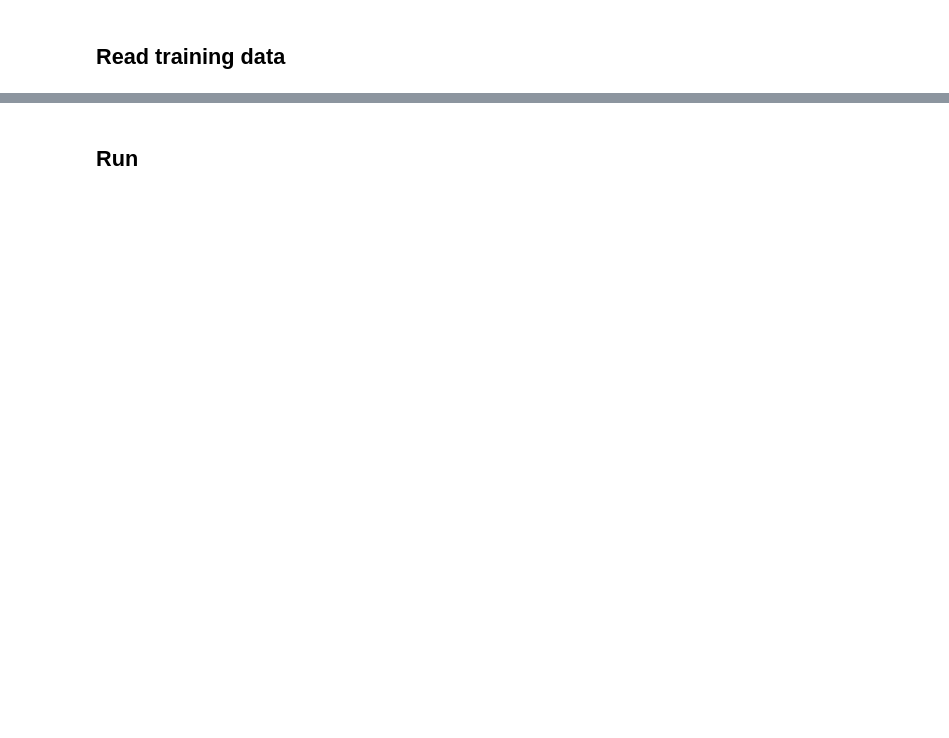
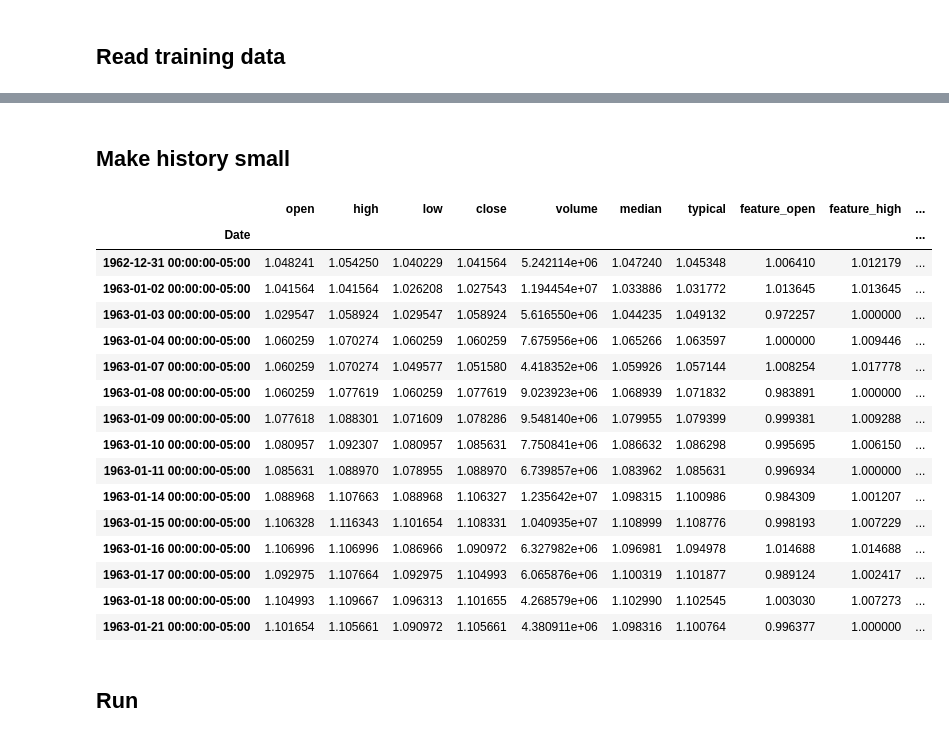
Before and after one commit to ishiyan/Proeftuin-py, a Jupyter notebook: my-env/example-environment.ipynb, the cells around one changed output, grey strips where cells are left out. Saved outputs shown, nothing was run; the diff lists cells and outputs as text; code cells hidden in the pictures; blank space fills up the shorter version.

```diff
--- a/my-env/example-environment.ipynb
+++ b/my-env/example-environment.ipynb
@@ -25,0 +8,12 @@ df
+# %%
+def read_adjusted_history_ohlcv(path_csv):
+    history = pd.read_csv(path_csv, parse_dates=["Date"], index_col='Date', \
+        dtype={'Open': float, 'High': float, 'Low': float, 'Close': float,'Volume': float})
+    history = history.rename(columns={'Open': 'open', 'High': 'high', 'Low': 'low', 'Close': 'close', 'Volume': 'volume'})
+    history.sort_index(inplace= True)
+    history.dropna(inplace= True)
+    history.drop_duplicates(inplace=True)
+    return history
+
+price_history = read_adjusted_history_ohlcv('yfinance/ibm.1d.adjusted.csv')
+price_history
@@ -50,0 +37,12 @@ df
+# %%
+price_history['median'] = (price_history['high'] + price_history['low']) / 2
+price_history['typical'] = (price_history['high'] + price_history['low'] + price_history['close']) / 3
+
+price_history["feature_open"] = price_history["open"]/price_history["close"]
+price_history["feature_high"] = price_history["high"]/price_history["close"]
+price_history["feature_low"] = price_history["low"]/price_history["close"]
+price_history["feature_close"] = price_history["close"].pct_change()
+price_history["feature_volume"] = price_history["volume"] / price_history["volume"].rolling(252).max()
+
+price_history.dropna(inplace= True)
+price_history
@@ -51,3 +64,26 @@ df
+# %% [markdown]
+## Make history small
+# %%
+price_history = price_history[:15]
+price_history
+# %% [output]
+|  | open | high | low | close | volume | median | typical | feature_open | feature_high | ... |
+| Date |  |  |  |  |  |  |  |  |  | ... |
+| 1962-12-31 00:00:00-05:00 | 1.048241 | 1.054250 | 1.040229 | 1.041564 | 5.242114e+06 | 1.047240 | 1.045348 | 1.006410 | 1.012179 | ... |
+| 1963-01-02 00:00:00-05:00 | 1.041564 | 1.041564 | 1.026208 | 1.027543 | 1.194454e+07 | 1.033886 | 1.031772 | 1.013645 | 1.013645 | ... |
+| 1963-01-03 00:00:00-05:00 | 1.029547 | 1.058924 | 1.029547 | 1.058924 | 5.616550e+06 | 1.044235 | 1.049132 | 0.972257 | 1.000000 | ... |
+| 1963-01-04 00:00:00-05:00 | 1.060259 | 1.070274 | 1.060259 | 1.060259 | 7.675956e+06 | 1.065266 | 1.063597 | 1.000000 | 1.009446 | ... |
+| 1963-01-07 00:00:00-05:00 | 1.060259 | 1.070274 | 1.049577 | 1.051580 | 4.418352e+06 | 1.059926 | 1.057144 | 1.008254 | 1.017778 | ... |
+| 1963-01-08 00:00:00-05:00 | 1.060259 | 1.077619 | 1.060259 | 1.077619 | 9.023923e+06 | 1.068939 | 1.071832 | 0.983891 | 1.000000 | ... |
+| 1963-01-09 00:00:00-05:00 | 1.077618 | 1.088301 | 1.071609 | 1.078286 | 9.548140e+06 | 1.079955 | 1.079399 | 0.999381 | 1.009288 | ... |
+| 1963-01-10 00:00:00-05:00 | 1.080957 | 1.092307 | 1.080957 | 1.085631 | 7.750841e+06 | 1.086632 | 1.086298 | 0.995695 | 1.006150 | ... |
+| 1963-01-11 00:00:00-05:00 | 1.085631 | 1.088970 | 1.078955 | 1.088970 | 6.739857e+06 | 1.083962 | 1.085631 | 0.996934 | 1.000000 | ... |
+| 1963-01-14 00:00:00-05:00 | 1.088968 | 1.107663 | 1.088968 | 1.106327 | 1.235642e+07 | 1.098315 | 1.100986 | 0.984309 | 1.001207 | ... |
+| 1963-01-15 00:00:00-05:00 | 1.106328 | 1.116343 | 1.101654 | 1.108331 | 1.040935e+07 | 1.108999 | 1.108776 | 0.998193 | 1.007229 | ... |
+| 1963-01-16 00:00:00-05:00 | 1.106996 | 1.106996 | 1.086966 | 1.090972 | 6.327982e+06 | 1.096981 | 1.094978 | 1.014688 | 1.014688 | ... |
+| 1963-01-17 00:00:00-05:00 | 1.092975 | 1.107664 | 1.092975 | 1.104993 | 6.065876e+06 | 1.100319 | 1.101877 | 0.989124 | 1.002417 | ... |
+| 1963-01-18 00:00:00-05:00 | 1.104993 | 1.109667 | 1.096313 | 1.101655 | 4.268579e+06 | 1.102990 | 1.102545 | 1.003030 | 1.007273 | ... |
+| 1963-01-21 00:00:00-05:00 | 1.101654 | 1.105661 | 1.090972 | 1.105661 | 4.380911e+06 | 1.098316 | 1.100764 | 0.996377 | 1.000000 | ... |
 # %% [markdown]
 ## Run
 # %%
```
Also changed, not shown: parts of 7 cells of this notebook, 35 other files.
